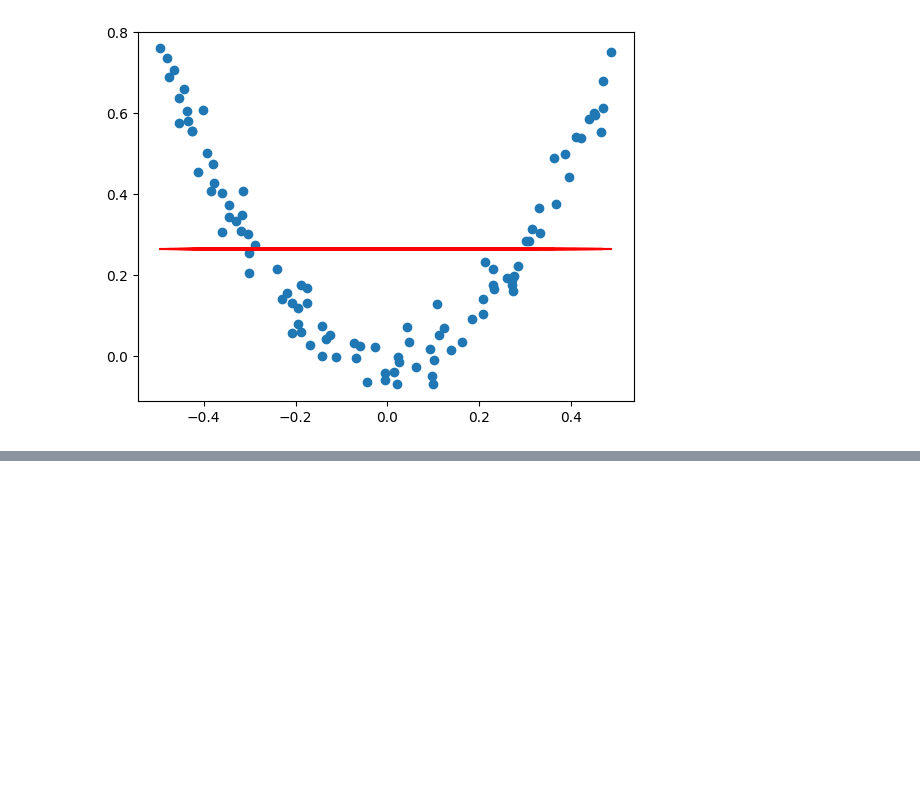
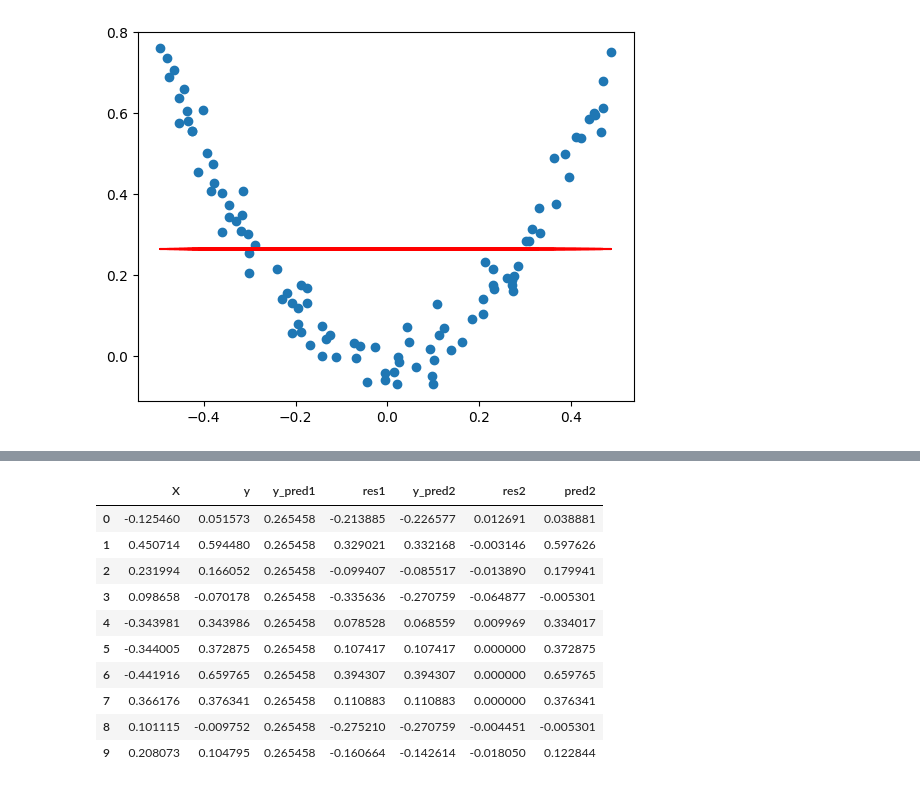
Before and after one commit to ajaykumar080286/MachineLearning, a Jupyter notebook: 55_gradient_boost_step_by_step.ipynb, the cells around one changed output, grey strips where cells are left out. Cells and saved outputs as stored; diff of their text form; code cells hidden in the pictures; blank space fills up the shorter version.

```diff
--- a/55_gradient_boost_step_by_step.ipynb
+++ b/55_gradient_boost_step_by_step.ipynb
@@ -84,0 +112,14 @@ plt.plot(df["X"],df["y_pred1"], color="red")
+# %%
+df.head(10)
+# %% [output]
+|  | X | y | y_pred1 | res1 | y_pred2 | res2 | pred2 |
+| 0 | -0.125460 | 0.051573 | 0.265458 | -0.213885 | -0.226577 | 0.012691 | 0.038881 |
+| 1 | 0.450714 | 0.594480 | 0.265458 | 0.329021 | 0.332168 | -0.003146 | 0.597626 |
+| 2 | 0.231994 | 0.166052 | 0.265458 | -0.099407 | -0.085517 | -0.013890 | 0.179941 |
+| 3 | 0.098658 | -0.070178 | 0.265458 | -0.335636 | -0.270759 | -0.064877 | -0.005301 |
+| 4 | -0.343981 | 0.343986 | 0.265458 | 0.078528 | 0.068559 | 0.009969 | 0.334017 |
+| 5 | -0.344005 | 0.372875 | 0.265458 | 0.107417 | 0.107417 | 0.000000 | 0.372875 |
+| 6 | -0.441916 | 0.659765 | 0.265458 | 0.394307 | 0.394307 | 0.000000 | 0.659765 |
+| 7 | 0.366176 | 0.376341 | 0.265458 | 0.110883 | 0.110883 | 0.000000 | 0.376341 |
+| 8 | 0.101115 | -0.009752 | 0.265458 | -0.275210 | -0.270759 | -0.004451 | -0.005301 |
+| 9 | 0.208073 | 0.104795 | 0.265458 | -0.160664 | -0.142614 | -0.018050 | 0.122844 |
```
Also changed, not shown: parts of 10 cells of this notebook.
